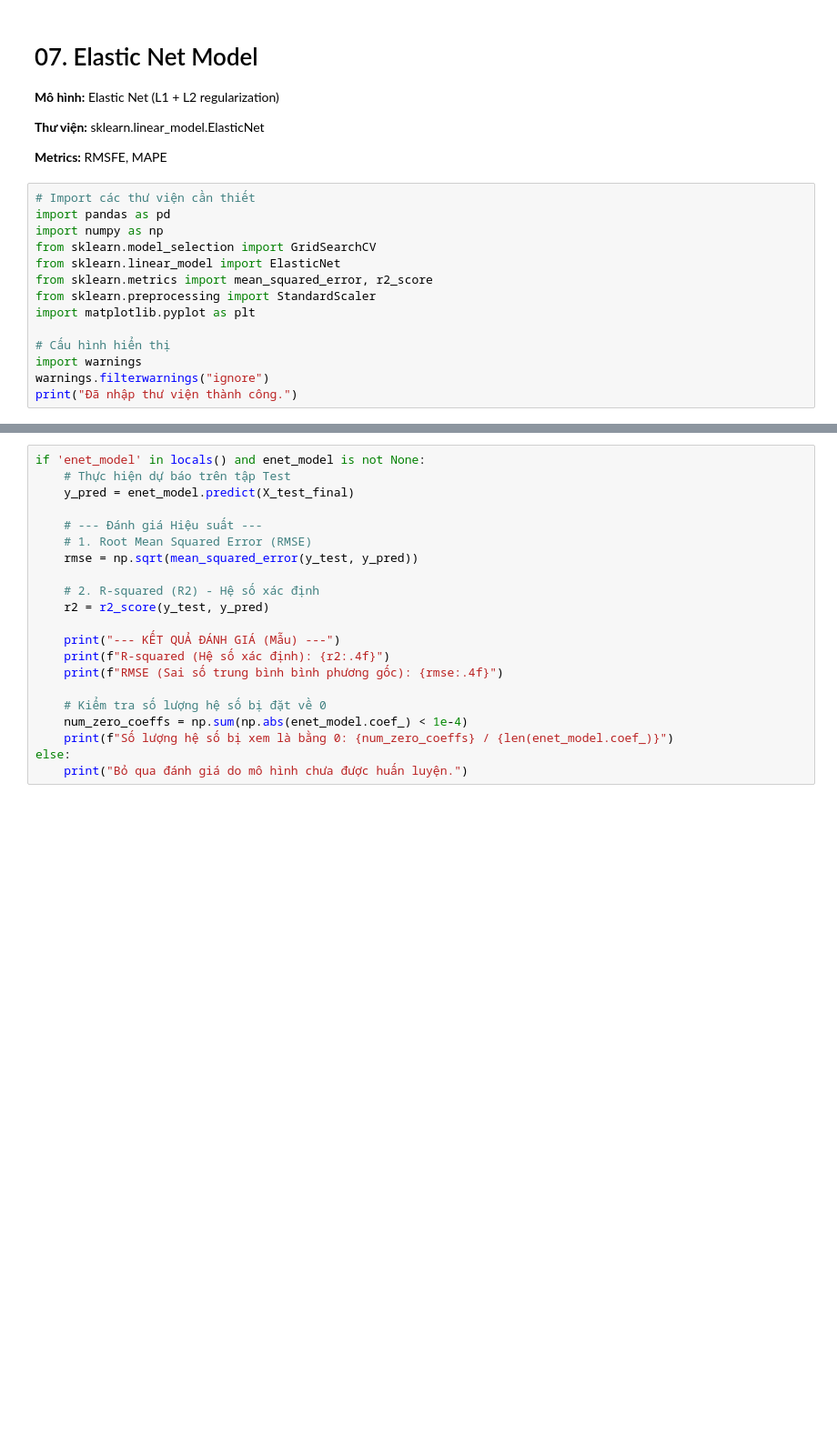
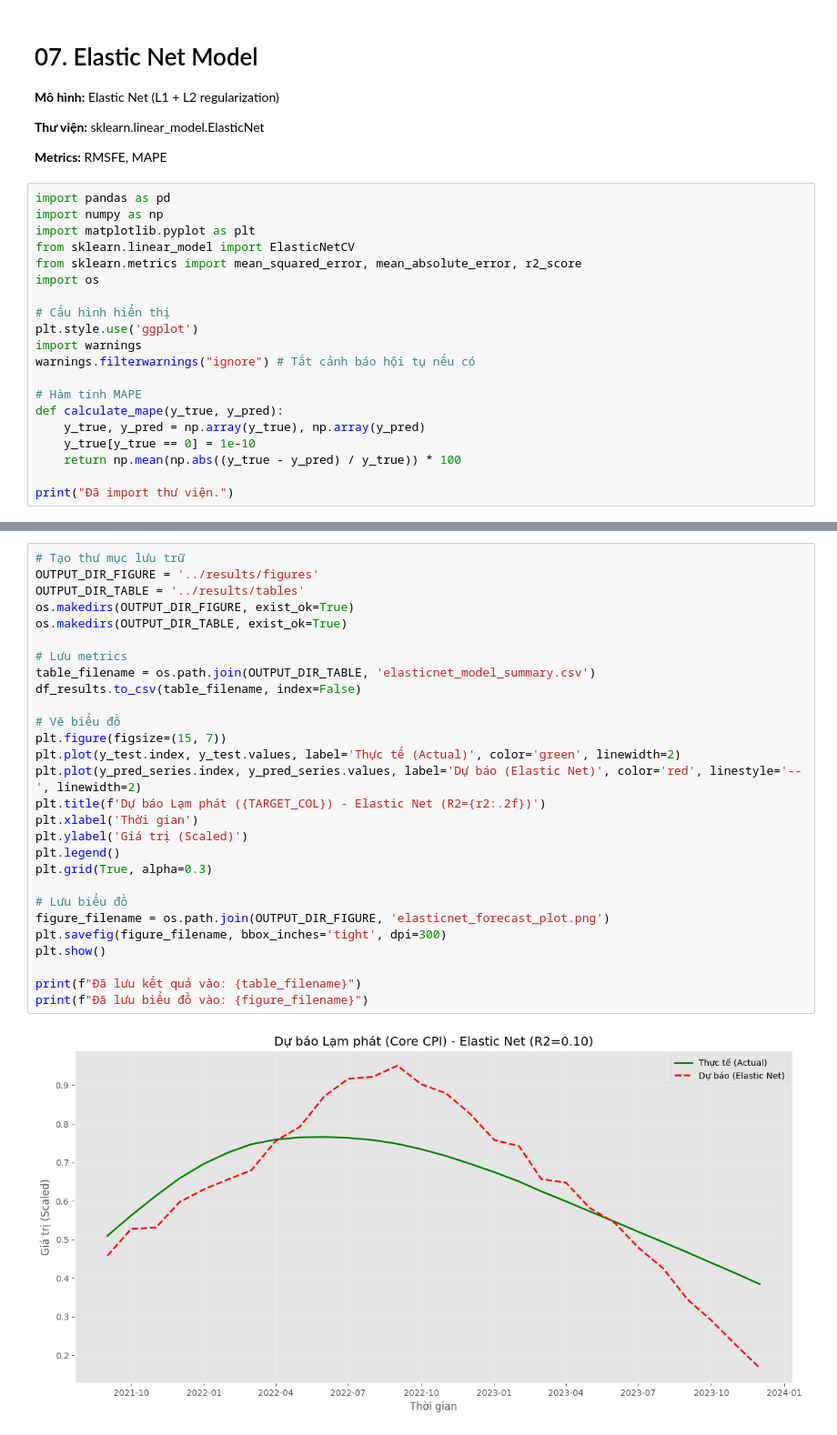
Before and after one commit to helios-ryuu/IS403.Q11, a Jupyter notebook: inflation-forecasting/notebooks/07_elastic_net.ipynb, the cells around one changed output, grey strips where cells are left out. Shown at 91% size. Cells and saved outputs as stored; diff of their text form; blank space fills up the shorter version.

```diff
--- a/inflation-forecasting/notebooks/07_elastic_net.ipynb
+++ b/inflation-forecasting/notebooks/07_elastic_net.ipynb
@@ -7,17 +7,23 @@
 
 **Metrics:** RMSFE, MAPE
 # %%
-# Import các thư viện cần thiết
 import pandas as pd
 import numpy as np
-from sklearn.model_selection import GridSearchCV
-from sklearn.linear_model import ElasticNet
-from sklearn.metrics import mean_squared_error, r2_score
-from sklearn.preprocessing import StandardScaler
 import matplotlib.pyplot as plt
+from sklearn.linear_model import ElasticNetCV
+from sklearn.metrics import mean_squared_error, mean_absolute_error, r2_score
+import os
 
 # Cấu hình hiển thị
+plt.style.use('ggplot')
 import warnings
-warnings.filterwarnings("ignore")
-print("Đã nhập thư viện thành công.")
+warnings.filterwarnings("ignore") # Tắt cảnh báo hội tụ nếu có
+
+# Hàm tính MAPE
+def calculate_mape(y_true, y_pred):
+    y_true, y_pred = np.array(y_true), np.array(y_pred)
+    y_true[y_true == 0] = 1e-10
+    return np.mean(np.abs((y_true - y_pred) / y_true)) * 100
+
+print("Đã import thư viện.")
 # %% [output]
@@ -98,22 +114,30 @@ else:
 # %%
-if 'enet_model' in locals() and enet_model is not None:
-    # Thực hiện dự báo trên tập Test
-    y_pred = enet_model.predict(X_test_final)
+# Tạo thư mục lưu trữ
+OUTPUT_DIR_FIGURE = '../results/figures'
+OUTPUT_DIR_TABLE = '../results/tables'
+os.makedirs(OUTPUT_DIR_FIGURE, exist_ok=True)
+os.makedirs(OUTPUT_DIR_TABLE, exist_ok=True)
 
-    # --- Đánh giá Hiệu suất ---
-    # 1. Root Mean Squared Error (RMSE)
-    rmse = np.sqrt(mean_squared_error(y_test, y_pred))
+# Lưu metrics
+table_filename = os.path.join(OUTPUT_DIR_TABLE, 'elasticnet_model_summary.csv')
+df_results.to_csv(table_filename, index=False)
 
-    # 2. R-squared (R2) - Hệ số xác định
-    r2 = r2_score(y_test, y_pred)
+# Vẽ biểu đồ
+plt.figure(figsize=(15, 7))
+plt.plot(y_test.index, y_test.values, label='Thực tế (Actual)', color='green', linewidth=2)
+plt.plot(y_pred_series.index, y_pred_series.values, label='Dự báo (Elastic Net)', color='red', linestyle='--', linewidth=2)
+plt.title(f'Dự báo Lạm phát ({TARGET_COL}) - Elastic Net (R2={r2:.2f})')
+plt.xlabel('Thời gian')
+plt.ylabel('Giá trị (Scaled)')
+plt.legend()
+plt.grid(True, alpha=0.3)
 
-    print("--- KẾT QUẢ ĐÁNH GIÁ (Mẫu) ---")
-    print(f"R-squared (Hệ số xác định): {r2:.4f}")
-    print(f"RMSE (Sai số trung bình bình phương gốc): {rmse:.4f}")
+# Lưu biểu đồ
+figure_filename = os.path.join(OUTPUT_DIR_FIGURE, 'elasticnet_forecast_plot.png')
+plt.savefig(figure_filename, bbox_inches='tight', dpi=300)
+plt.show()
 
-    # Kiểm tra số lượng hệ số bị đặt về 0
-    num_zero_coeffs = np.sum(np.abs(enet_model.coef_) < 1e-4)
-    print(f"Số lượng hệ số bị xem là bằng 0: {num_zero_coeffs} / {len(enet_model.coef_)}")
-else:
-    print("Bỏ qua đánh giá do mô hình chưa được huấn luyện.")
+print(f"Đã lưu kết quả vào: {table_filename}")
+print(f"Đã lưu biểu đồ vào: {figure_filename}")
 # %% [output]
+[figure, added]
```
Also changed, not shown: parts of 8 cells of this notebook, 6 other files.
